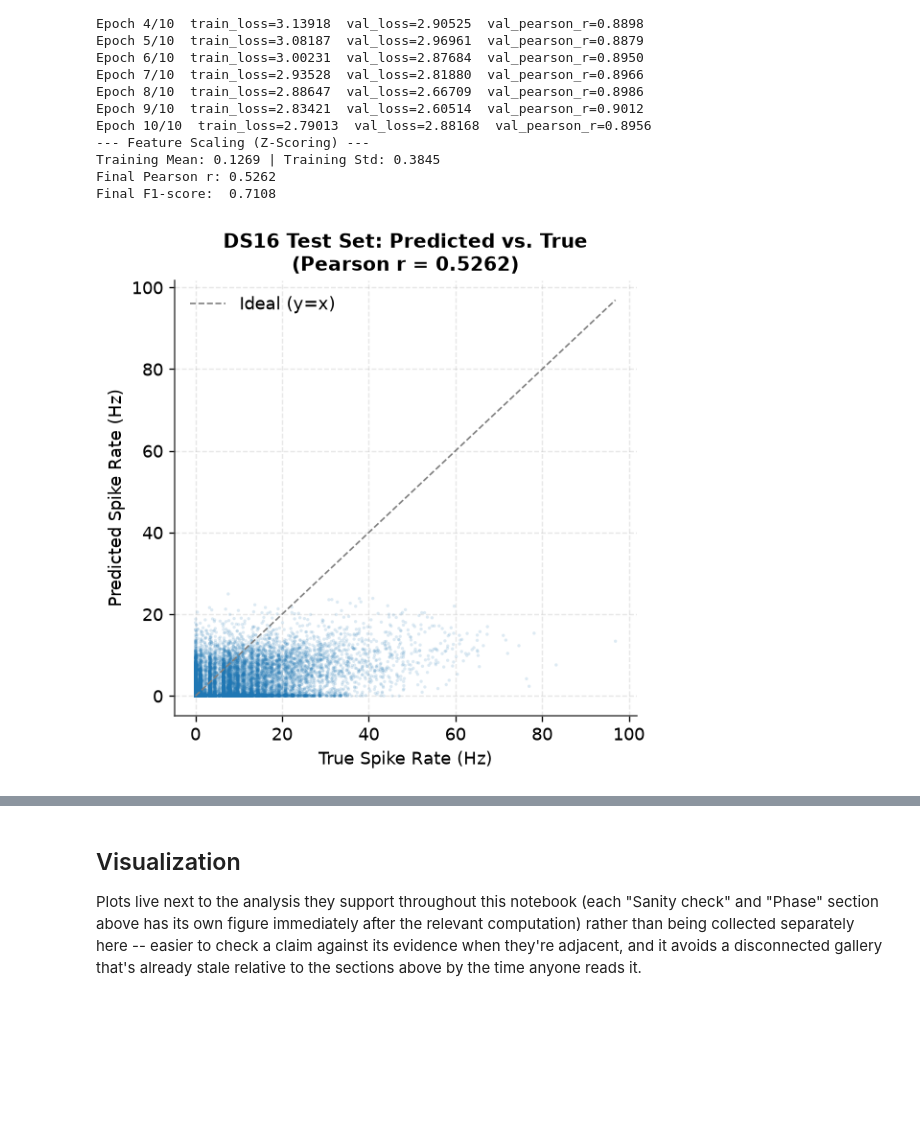
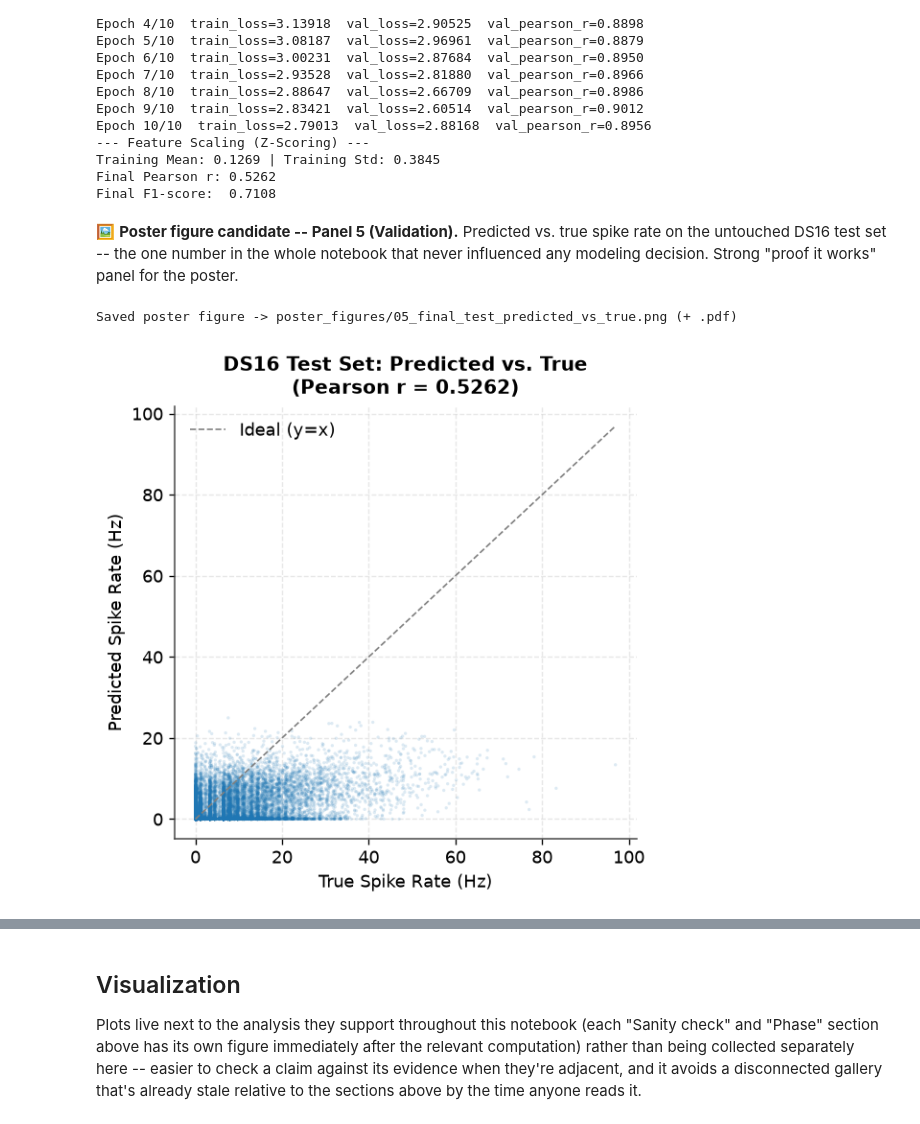
Before and after one commit to F-vdHaar/neural_ds_generalisation, a Jupyter notebook: spike_inference.ipynb, the cells around one changed output, grey strips where cells are left out. Saved outputs shown, nothing was run; the diff lists cells and outputs as text; code cells hidden in the pictures; blank space fills up the shorter version.

Commit message:
coherent graphs

```diff
--- a/spike_inference.ipynb
+++ b/spike_inference.ipynb
@@ -2448,23 +2569,27 @@ Epoch 10/10  train_loss=2.79013  val_loss=2.88168  val_pearson_r=0.8956
 Training Mean: 0.1269 | Training Std: 0.3845
 Final Pearson r: 0.5262
 Final F1-score:  0.7108
+# %% [markdown]
+🖼️ **Poster figure candidate -- Panel 5 (Validation).** Predicted vs. true spike rate on the untouched DS16 test set -- the one number in the whole notebook that never influenced any modeling decision. Strong "proof it works" panel for the poster.
 # %%
 # Visual sanity check: predicted vs. true spike rate on the DS16 test set.
 # Colored with CONDITION_COLORS['6f_only'] since the winning (and final) model
 # was trained on 6f_only -- same blue used for that condition everywhere above.
 fig, ax = plt.subplots(figsize=(5, 5), dpi=120)
 
 ax.scatter(y_test, y_pred, s=4, alpha=0.15, color=CONDITION_COLORS['6f_only'], edgecolors='none')
 
 lims = [min(y_test.min(), y_pred.min()), max(y_test.max(), y_pred.max())]
 ax.plot(lims, lims, color='grey', linestyle='--', linewidth=1, label='Ideal (y=x)')
 
 ax.set_xlabel('True Spike Rate (Hz)')
 ax.set_ylabel('Predicted Spike Rate (Hz)')
 ax.set_title(f"DS16 Test Set: Predicted vs. True\n(Pearson r = {metrics['pearson_r']:.4f})")
 ax.legend()
 style_axis(ax, grid_axis='both')
+save_poster_fig(fig, "05_final_test_predicted_vs_true")
 fig.tight_layout()
 plt.show()
 # %% [output]
+Saved poster figure -> poster_figures/05_final_test_predicted_vs_true.png (+ .pdf)
-[figure, old version]
+[figure, new version]
```
Also changed, not shown: parts of 29 cells of this notebook, 1 other file.
